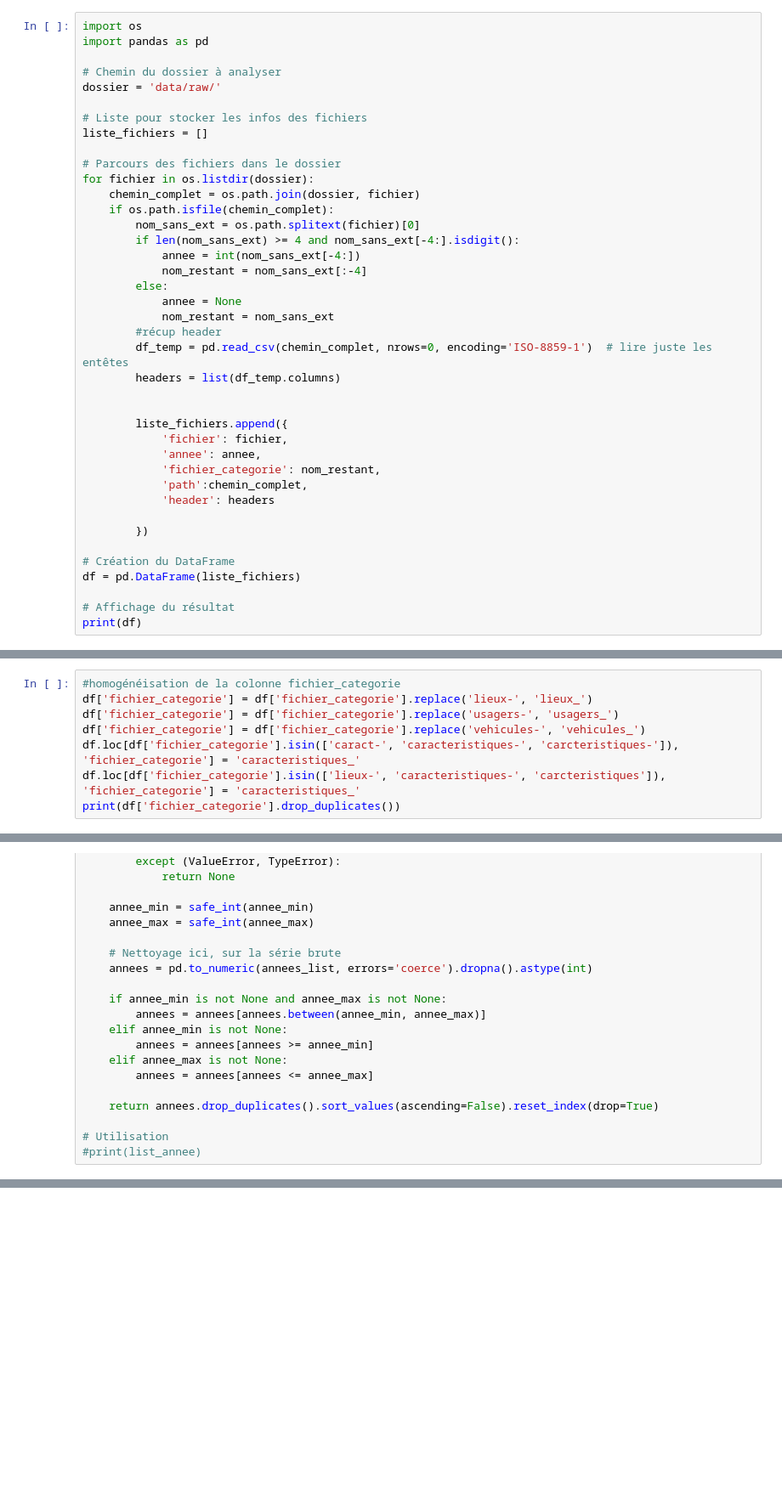
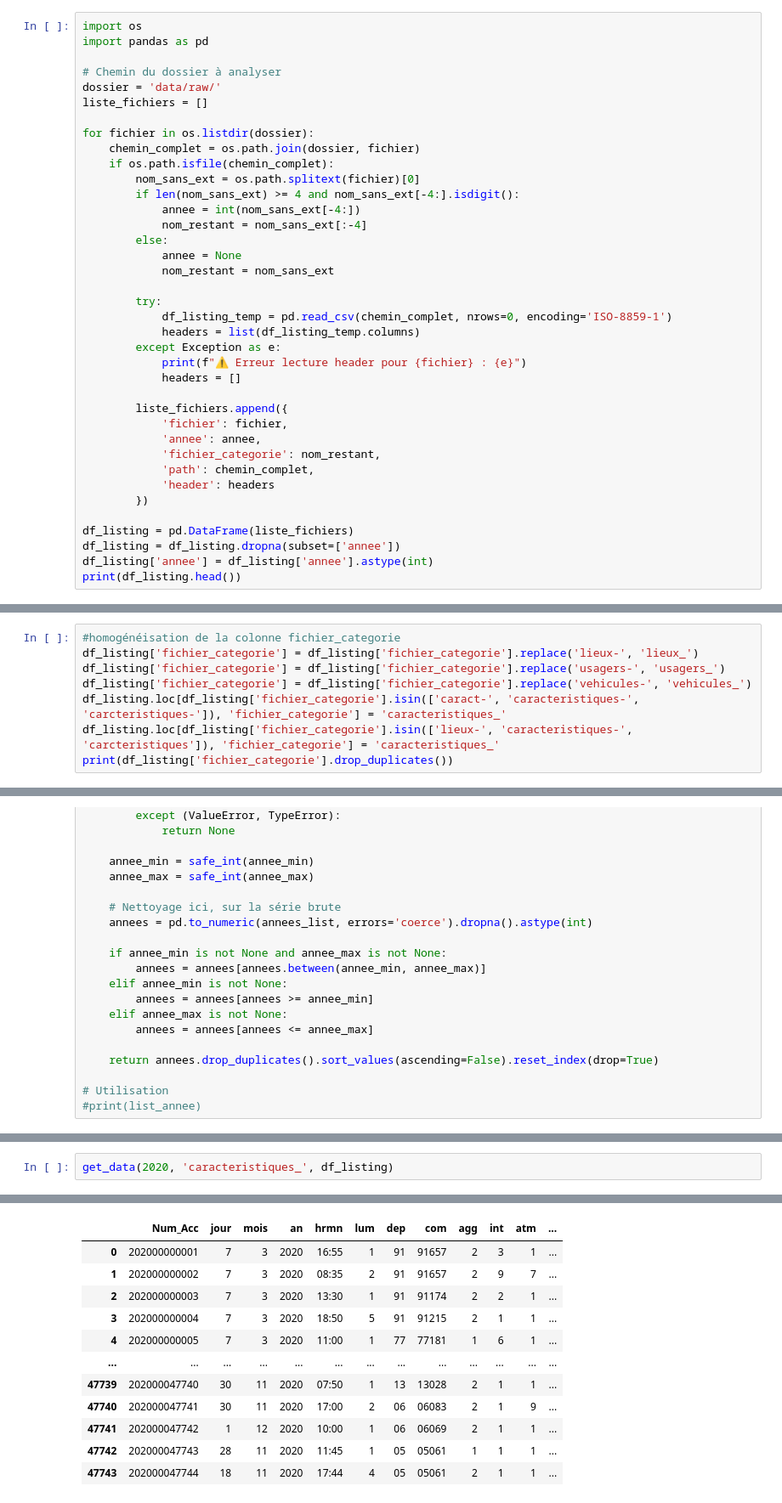
Before and after one commit to DataScientest-Studio/mai25_bds_accidents, a Jupyter notebook: Assemblage_Boucle.ipynb, the cells around one changed output, grey strips where cells are left out. Shown: that part at 85% size. Cells and saved outputs as stored; diff of their text form; blank space fills up the shorter version.

Commit message:
Assemblage_Boucles avec gestion des header mal formés encodage foireux et id_vehicules absent

```diff
--- a/Assemblage_Boucle.ipynb
+++ b/Assemblage_Boucle.ipynb
@@ -4,11 +4,8 @@ import pandas as pd
 
 # Chemin du dossier à analyser
 dossier = 'data/raw/'
-
-# Liste pour stocker les infos des fichiers
 liste_fichiers = []
 
-# Parcours des fichiers dans le dossier
 for fichier in os.listdir(dossier):
     chemin_complet = os.path.join(dossier, fichier)
     if os.path.isfile(chemin_complet):
@@ -19,23 +16,24 @@ for fichier in os.listdir(dossier):
         else:
             annee = None
             nom_restant = nom_sans_ext
-        #récup header
-        df_temp = pd.read_csv(chemin_complet, nrows=0, encoding='ISO-8859-1')  # lire juste les entêtes
-        headers = list(df_temp.columns)
 
+        try:
+            df_listing_temp = pd.read_csv(chemin_complet, nrows=0, encoding='ISO-8859-1')
+            headers = list(df_listing_temp.columns)
+        except Exception as e:
+            print(f"⚠️ Erreur lecture header pour {fichier} : {e}")
+            headers = []
 
         liste_fichiers.append({
             'fichier': fichier,
             'annee': annee,
             'fichier_categorie': nom_restant,
-            'path':chemin_complet,
+            'path': chemin_complet,
             'header': headers
-
         })
 
-# Création du DataFrame
-df = pd.DataFrame(liste_fichiers)
-
-# Affichage du résultat
-print(df)
+df_listing = pd.DataFrame(liste_fichiers)
+df_listing = df_listing.dropna(subset=['annee'])
+df_listing['annee'] = df_listing['annee'].astype(int)
+print(df_listing.head())
 # %% [output]
@@ -59,9 +68,9 @@ print(df)
 # %%
 #homogénéisation de la colonne fichier_categorie
-df['fichier_categorie'] = df['fichier_categorie'].replace('lieux-', 'lieux_')
-df['fichier_categorie'] = df['fichier_categorie'].replace('usagers-', 'usagers_')
-df['fichier_categorie'] = df['fichier_categorie'].replace('vehicules-', 'vehicules_')
-df.loc[df['fichier_categorie'].isin(['caract-', 'caracteristiques-', 'carcteristiques-']), 'fichier_categorie'] = 'caracteristiques_'
-df.loc[df['fichier_categorie'].isin(['lieux-', 'caracteristiques-', 'carcteristiques']), 'fichier_categorie'] = 'caracteristiques_'
-print(df['fichier_categorie'].drop_duplicates())
+df_listing['fichier_categorie'] = df_listing['fichier_categorie'].replace('lieux-', 'lieux_')
+df_listing['fichier_categorie'] = df_listing['fichier_categorie'].replace('usagers-', 'usagers_')
+df_listing['fichier_categorie'] = df_listing['fichier_categorie'].replace('vehicules-', 'vehicules_')
+df_listing.loc[df_listing['fichier_categorie'].isin(['caract-', 'caracteristiques-', 'carcteristiques-']), 'fichier_categorie'] = 'caracteristiques_'
+df_listing.loc[df_listing['fichier_categorie'].isin(['lieux-', 'caracteristiques-', 'carcteristiques']), 'fichier_categorie'] = 'caracteristiques_'
+print(df_listing['fichier_categorie'].drop_duplicates())
 # %% [output]
@@ -145,0 +226,3 @@ def get_annee_dispo(annees_list, annee_min, annee_max):
+# %%
+get_data(2020, 'caracteristiques_', df_listing)
+# %% [output]
@@ -145,0 +234,12 @@ def get_annee_dispo(annees_list, annee_min, annee_max):
+|  | Num_Acc | jour | mois | an | hrmn | lum | dep | com | agg | int | atm | ... |
+| 0 | 202000000001 | 7 | 3 | 2020 | 16:55 | 1 | 91 | 91657 | 2 | 3 | 1 | ... |
+| 1 | 202000000002 | 7 | 3 | 2020 | 08:35 | 2 | 91 | 91657 | 2 | 9 | 7 | ... |
+| 2 | 202000000003 | 7 | 3 | 2020 | 13:30 | 1 | 91 | 91174 | 2 | 2 | 1 | ... |
+| 3 | 202000000004 | 7 | 3 | 2020 | 18:50 | 5 | 91 | 91215 | 2 | 1 | 1 | ... |
+| 4 | 202000000005 | 7 | 3 | 2020 | 11:00 | 1 | 77 | 77181 | 1 | 6 | 1 | ... |
+| ... | ... | ... | ... | ... | ... | ... | ... | ... | ... | ... | ... | ... |
+| 47739 | 202000047740 | 30 | 11 | 2020 | 07:50 | 1 | 13 | 13028 | 2 | 1 | 1 | ... |
+| 47740 | 202000047741 | 30 | 11 | 2020 | 17:00 | 2 | 06 | 06083 | 2 | 1 | 9 | ... |
+| 47741 | 202000047742 | 1 | 12 | 2020 | 10:00 | 1 | 06 | 06069 | 2 | 1 | 1 | ... |
+| 47742 | 202000047743 | 28 | 11 | 2020 | 11:45 | 1 | 05 | 05061 | 1 | 1 | 1 | ... |
+| 47743 | 202000047744 | 18 | 11 | 2020 | 17:44 | 4 | 05 | 05061 | 2 | 1 | 1 | ... |
```
Also changed, not shown: parts of 11 cells of this notebook.
